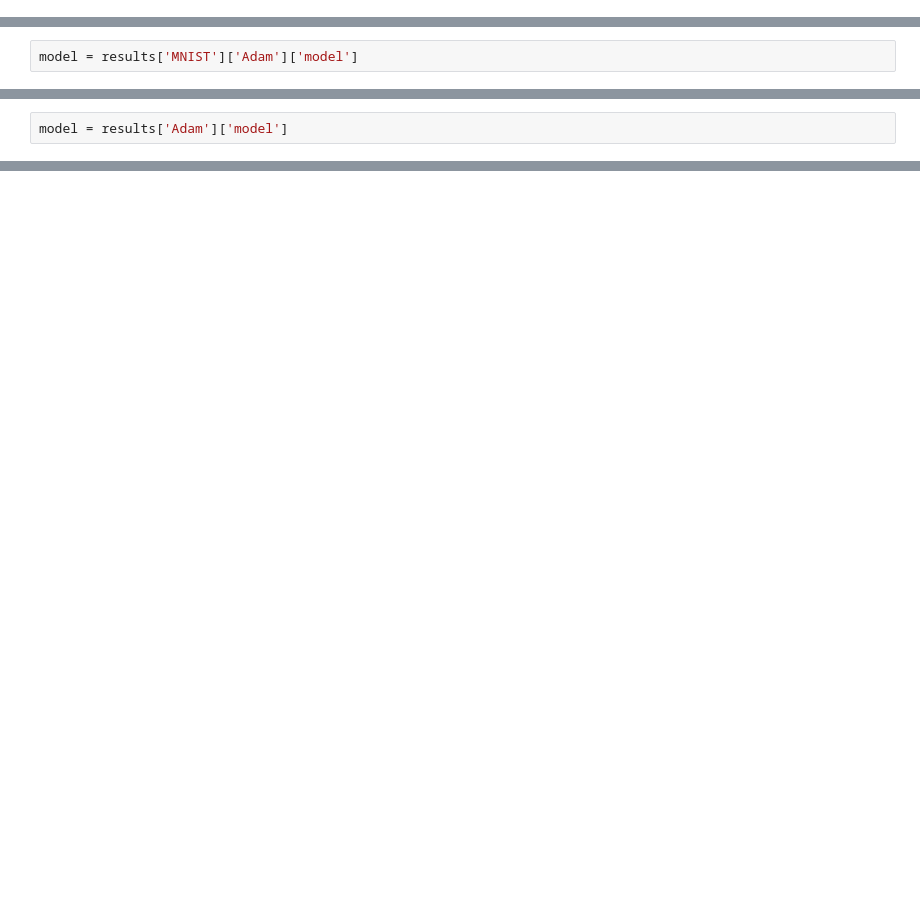
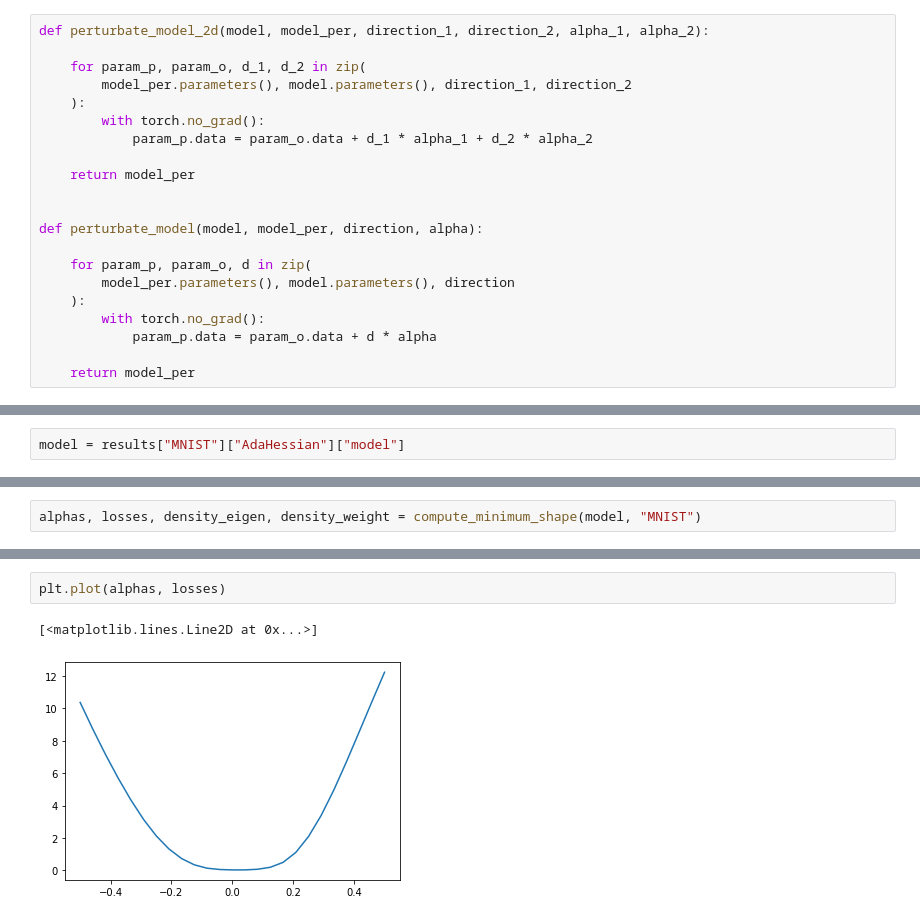
Before and after one commit to Ahmedjjj/second-order-optim-ConvNets, a Jupyter notebook: notebooks/Visualization.ipynb, the cells around one changed output, grey strips where cells are left out. Drawn from its saved outputs; the diff is of its cells as text; blank space fills up the shorter version.

```diff
--- a/notebooks/Visualization.ipynb
+++ b/notebooks/Visualization.ipynb
@@ -39,0 +38,21 @@ def perturabate_model(model, direction, alpha):
+# %%
+def perturbate_model_2d(model, model_per, direction_1, direction_2, alpha_1, alpha_2):
+
+    for param_p, param_o, d_1, d_2 in zip(
+        model_per.parameters(), model.parameters(), direction_1, direction_2
+    ):
+        with torch.no_grad():
+            param_p.data = param_o.data + d_1 * alpha_1 + d_2 * alpha_2
+
+    return model_per
+
+
+def perturbate_model(model, model_per, direction, alpha):
+
+    for param_p, param_o, d in zip(
+        model_per.parameters(), model.parameters(), direction
+    ):
+        with torch.no_grad():
+            param_p.data = param_o.data + d * alpha
+
+    return model_per
@@ -81,2 +105,2 @@ train_loader,test_loader = utils.load_data('/home/app/datasets', dataset = 'MNIS
 # %%
-model = results['MNIST']['Adam']['model']
+model = results["MNIST"]["AdaHessian"]["model"]
@@ -89,2 +108,0 @@ perturabate_model(model,vec[-1],0.1)
-# %%
-model = results['Adam']['model']
@@ -101,0 +109,2 @@ def get_params(model, direction, alpha):
+# %%
+alphas, losses, density_eigen, density_weight = compute_minimum_shape(model, "MNIST")
@@ -101,0 +113,5 @@ def get_params(model, direction, alpha):
+# %%
+plt.plot(alphas, losses)
+# %% [output]
+[<matplotlib.lines.Line2D at 0x...>]
+[figure, added]
```
Also changed, not shown: parts of 20 cells of this notebook.
